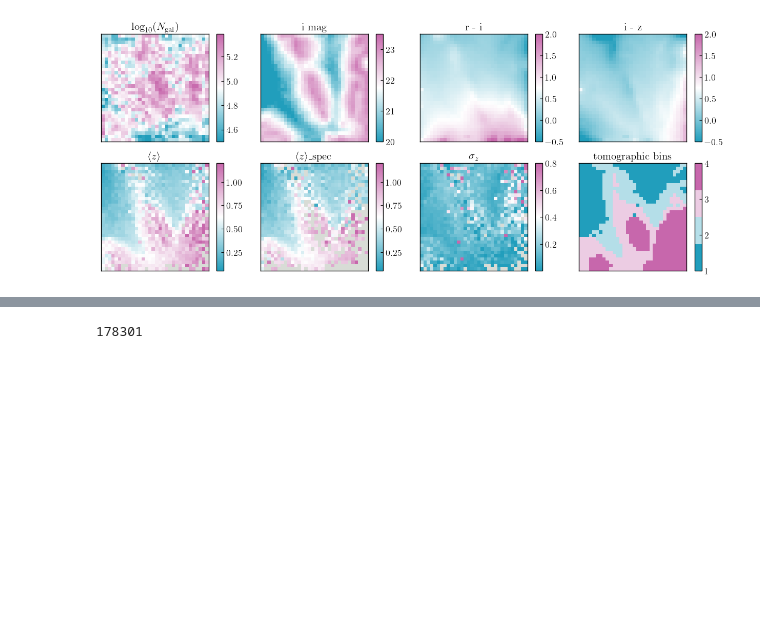
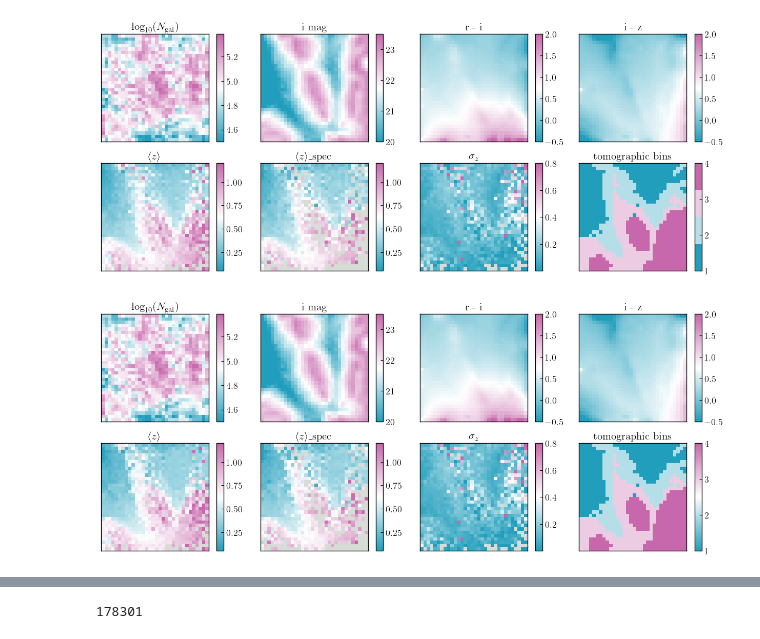
Before and after one commit to DhayaaAnbajagane/CosmicShearPhotoZ, a Jupyter notebook: paper_plots/Check_SOMs.ipynb, the cells around one changed output, grey strips where cells are left out. Saved outputs shown, nothing was run; the diff lists cells and outputs as text; code cells hidden in the pictures; blank space fills up the shorter version.

```diff
--- a/paper_plots/Check_SOMs.ipynb
+++ b/paper_plots/Check_SOMs.ipynb
@@ -190,6 +190,87 @@ plt.savefig('./WideSOM.pdf', dpi = 300, bbox_inches = 'tight')
 plt.show()
 # %% [output]
 [figure]
+# %%
+fig, ax = plt.subplots(2, 4, sharex = True, sharey = True, figsize = (16, 6))
+plt.subplots_adjust(hspace = 0.2, wspace = 0.01)
+plt.xticks([])
+plt.yticks([])
+
+shrink = 1
+aspect = 15
+
+bins = (0,0)
+SOM  = np.log10(1 + np.bincount(wide_cell))
+m = ax[bins].imshow(SOM.reshape(32, 32), cmap = custom_cmap, vmin = 4.5)
+plt.colorbar(m, ax = ax[bins], shrink = shrink, aspect = aspect)
+ax[bins].set_title(r'$\log_{10}(N_{\rm gal})$', size = 15)
+
+
+bins = (0,1)
+a    = 30 - 2.5*np.log10(wide_flux[:, 1])
+SOM  = np.bincount(wide_cell, weights = a)/np.bincount(wide_cell)
+m = ax[bins].imshow(SOM.reshape(32, 32), cmap = custom_cmap, vmin = 20, vmax = 23.5)
+plt.colorbar(m, ax = ax[bins], shrink = shrink, aspect = aspect)
+ax[bins].set_title(r'i mag', size = 15)
+
+
+bands = ['r', 'i', 'z']
+axes  = [2, 3]
+
+for i, ax_i in enumerate(axes):
+    a    = -2.5*np.log10(wide_flux[:, i]/wide_flux[:, i + 1])
+    SOM  = np.bincount(wide_cell, weights = a)/np.bincount(wide_cell)
+    SOM  = np.where(np.isfinite(SOM), SOM, np.NaN)
+    m = ax.flat[ax_i].imshow(SOM.reshape(32, 32), cmap = custom_cmap, vmin = -0.5, vmax = 2)
+    plt.colorbar(m, ax = ax.flat[ax_i], shrink = shrink, aspect = aspect)
+    ax.flat[ax_i].set_title(f'{bands[i]} - {bands[i + 1]}', size = 15)
+
+
+bins = (1,0)
+a    = b_cat['Z'][:]
+m    = (b_cat['Z'][:] > 0) & (b_cat['SOURCE'][:])
+SOM  = np.bincount(b_cat.cell.values[m], weights = a[m])/np.bincount(b_cat.cell.values[m])
+SOM  = np.where(np.isfinite(SOM), SOM, np.NaN)
+SOM  = np.array([np.nanmedian(a[m][b_cat.cell.values[m] == i]) for i in range(32 * 32)])
+m = ax[bins].imshow(SOM.reshape(32, 32), cmap = custom_cmap, vmin = 0.05, vmax = 1.2)
+plt.colorbar(m, ax = ax[bins], shrink = shrink, aspect = aspect)
+ax[bins].set_title(r'$\langle z \rangle$', size = 15)
+
+bins = (1,1)
+a    = b_cat['Z'][:]
+m    = (b_cat['Z'][:] > 0) & ((b_cat['SOURCE'][:] == 'C3R2') |
+                              (b_cat['SOURCE'][:] == 'ZCOSMOS') |
+                              (b_cat['SOURCE'][:] == 'VIPERS') |
+                              (b_cat['SOURCE'][:] == 'VVDS')
+                             )
+SOM  = np.bincount(b_cat.cell.values[m], weights = a[m], minlength = 32**2)/np.bincount(b_cat.cell.values[m], minlength = 32**2)
+SOM  = np.where(np.isfinite(SOM), SOM, np.NaN)
+SOM  = np.array([np.nanmedian(a[m][b_cat.cell.values[m] == i]) for i in range(32 * 32)])
+m = ax[bins].imshow(SOM.reshape(32, 32), cmap = custom_cmap, vmin = 0.05, vmax = 1.2)
+plt.colorbar(m, ax = ax[bins], shrink = shrink, aspect = aspect)
+ax[bins].set_title(r'$\langle z \rangle$_spec', size = 15)
+
+bins = (1,2)
+a    = b_cat['Z'][:]
+m    = (b_cat['Z'][:] > 0)
+z_m  = np.bincount(b_cat.cell.values[m], weights = a[m]) / np.bincount(b_cat.cell.values[m])
+SOM  = np.bincount(b_cat.cell.values[m], weights = (a[m] - z_m[b_cat.cell.values[m]])**2)/np.bincount(b_cat.cell.values[m])
+SOM  = np.sqrt(SOM)
+SOM  = np.where(np.isfinite(SOM), SOM, np.NaN)
+m = ax[bins].imshow(SOM.reshape(32, 32), cmap = custom_cmap, vmin = 0.001, vmax = 0.8)
+plt.colorbar(m, ax = ax[bins], shrink = shrink, aspect = aspect)
+ax[bins].set_title(r'$\sigma_z$', size = 15)
+
+
+bins = (1,3)
+SOM  = np.load('/project/chihway/dhayaa/DECADE/SOMPZ/Runs/20241113/TomoBinAssign.npy') + 1
+m = ax[bins].imshow(SOM.reshape(32, 32), cmap = custom_cmap, vmin = 1, vmax = 4)
+plt.colorbar(m, ax = ax[bins], shrink = shrink, aspect = aspect)
+ax[bins].set_title(r'tomographic bins', size = 15)
+
+plt.show()
+# %% [output]
+[figure, added]
 # %%
 deep_cell = np.load('/project/chihway/dhayaa/DECADE/SOMPZ/Runs/20240408/collated_deep_classifier.npy')
 deep_id   = np.load('/project/chihway/dhayaa/DECADE/SOMPZ/Runs/20240408/DEEP_DATA_ID.npy')
```
Also changed, not shown: 3 other files.
